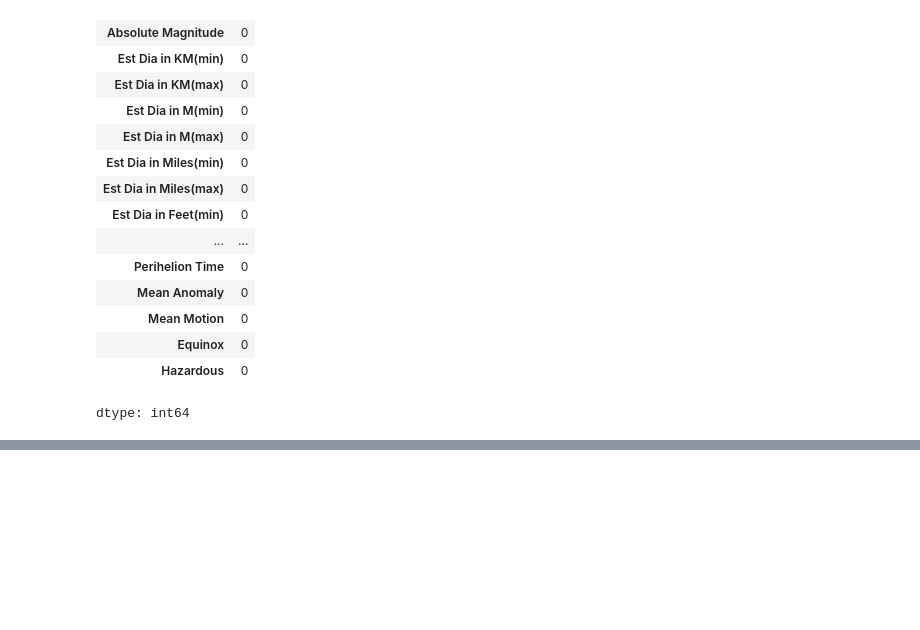
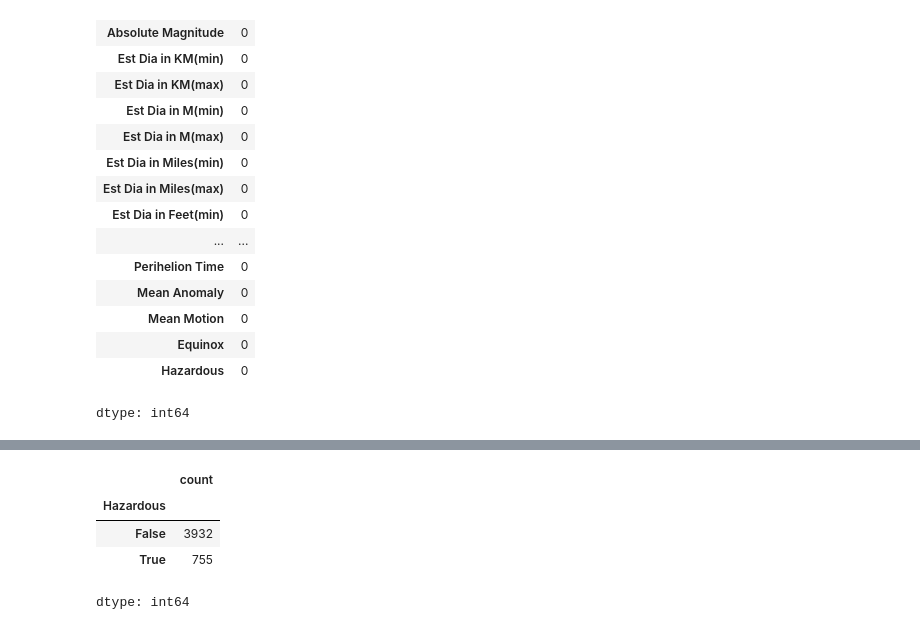
Before and after one commit to sk-shahsi/ML_Model, a Jupyter notebook: Navebyas.ipynb, the cells around one changed output, grey strips where cells are left out. Saved outputs shown, nothing was run; the diff lists cells and outputs as text; code cells hidden in the pictures; blank space fills up the shorter version.

```diff
--- a/Navebyas.ipynb
+++ b/Navebyas.ipynb
@@ -52,0 +111,8 @@ dtype: int64
+# %%
+df['Hazardous'].value_counts()
+# %% [output]
+|  | count |
+| Hazardous |  |
+| False | 3932 |
+| True | 755 |
+dtype: int64
```
Also changed, not shown: parts of 15 cells of this notebook.
